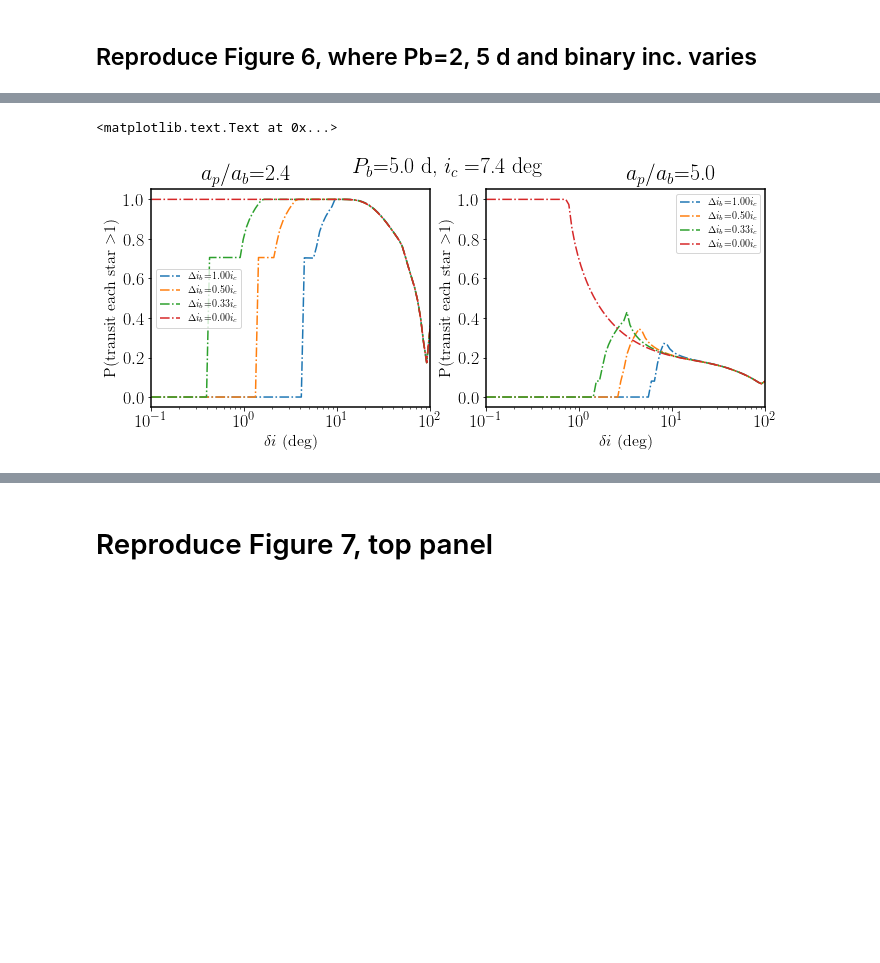
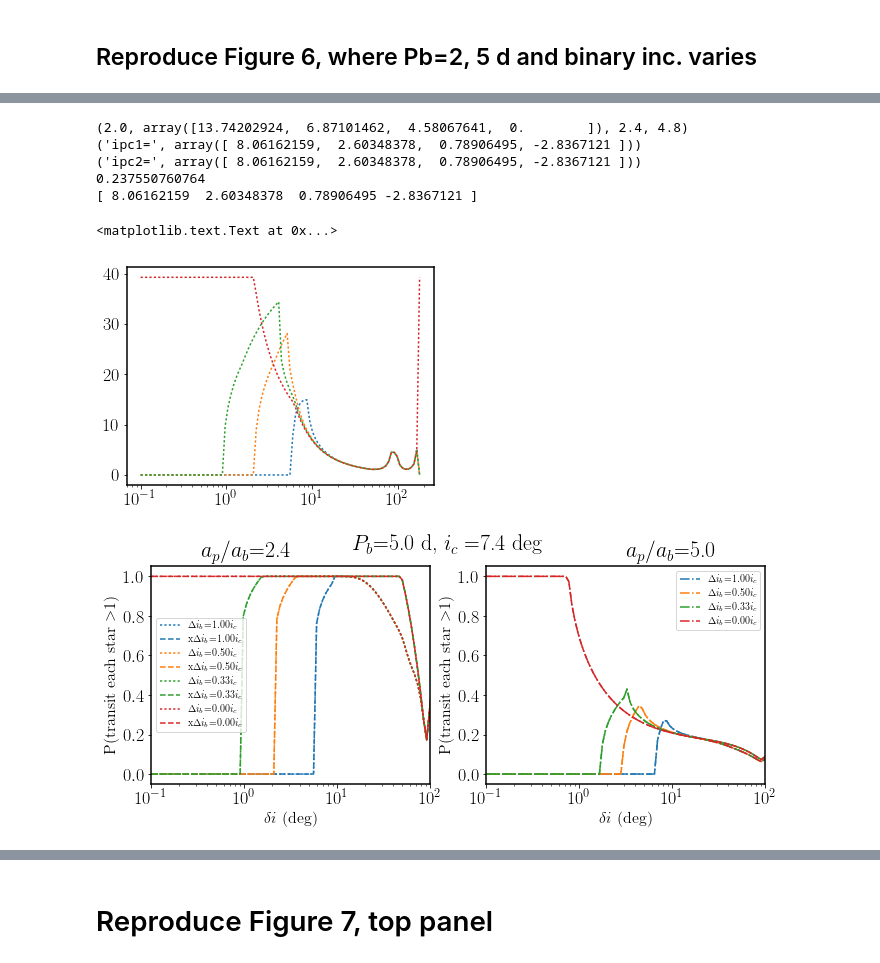
Before and after one commit to savvytruffle/pop-secret, a Jupyter notebook: cbp_paper_plots_Qgeo.ipynb, the cells around one changed output, grey strips where cells are left out. Cells and saved outputs as stored; diff of their text form; code cells hidden in the pictures; blank space fills up the shorter version.

```diff
--- a/cbp_paper_plots_Qgeo.ipynb
+++ b/cbp_paper_plots_Qgeo.ipynb
@@ -258,8 +288,8 @@ for zz in range(len(ap)):
         Omegadot = get_Omegadot(Tprec)
         del_Omega_prec = get_del_Omega_prec(Omegadot, Tobs)
 
-        del_Omega1 = get_del_Omega1(Delta_Omega1, del_Omega_prec, ab1, ap[zz], ftwo1)
-        del_Omega2 = get_del_Omega1(Delta_Omega2, del_Omega_prec, ab2, ap[zz], ftwo2)
+        del_Omega1 = get_del_Omega1(Delta_Omega1, del_Omega_prec, ab1, ap[zz], fone1, ftwo1)
+        del_Omega2 = get_del_Omega1(Delta_Omega2, del_Omega_prec, ab2, ap[zz], fone2, ftwo2)
 
         vp = get_vel(Pp[zz], ap[zz])
         v1 = get_vel(Pb, ab1)
@@ -351,8 +364,8 @@ for zz in range(len(ap)):
         Omegadot = get_Omegadot(Tprec)
         del_Omega_prec = get_del_Omega_prec(Omegadot, Tobs)
 
-        del_Omega1 = get_del_Omega1(Delta_Omega1, del_Omega_prec, ab1, ap[zz], ftwo1)
-        del_Omega2 = get_del_Omega1(Delta_Omega2, del_Omega_prec, ab2, ap[zz], ftwo2)
+        del_Omega1 = get_del_Omega1(Delta_Omega1, del_Omega_prec, ab1, ap[zz], fone1, ftwo1)
+        del_Omega2 = get_del_Omega1(Delta_Omega2, del_Omega_prec, ab2, ap[zz], fone2, ftwo2)
 
         vp = get_vel(Pp[zz], ap[zz])
         v1 = get_vel(Pb, ab1)
@@ -434,8 +447,8 @@ for kk in range(len(d_ib)):
             Tprec = get_Tprec(Pp[zz], m1, m2, ap[zz], ab, mutual_inclinations[ii])
             Omegadot = get_Omegadot(Tprec)
             del_Omega_prec = get_del_Omega_prec(Omegadot, Tobs)
-            del_Omega1 = get_del_Omega1(Delta_Omega1, del_Omega_prec, ab1, ap[zz], ftwo1)
-            del_Omega2 = get_del_Omega1(Delta_Omega2, del_Omega_prec, ab2, ap[zz], ftwo2)
+            del_Omega1 = get_del_Omega1(Delta_Omega1, del_Omega_prec, ab1, ap[zz], fone1, ftwo1)
+            del_Omega2 = get_del_Omega1(Delta_Omega2, del_Omega_prec, ab2, ap[zz], fone2, ftwo2)
 
             vp = get_vel(Pp[zz], ap[zz])
             v1 = get_vel(Pb, ab1)
@@ -496,3 +509,15 @@ ic=13.7420164504
+# %%
+print(Pb, d_ib*180/np.pi, ap[0]/ab, ap[0]/ab1)
+print("ipc1=",(get_ipc1(d_ib[:], ab1, r1, ap[0]) * 180/np.pi))
+print("ipc2=",(get_ipc1(d_ib[:], ab2, r2, ap[0]) * 180/np.pi))
+print(r1*r2au/ab1)
+print((abs(d_ib[:]) - np.arcsin((ab1*np.sin(d_ib[:])+r1*r2au)/ap[0]))*180/np.pi)
+# %% [output]
+(2.0, array([13.74202924,  6.87101462,  4.58067641,  0.        ]), 2.4, 4.8)
+('ipc1=', array([ 8.06162159,  2.60348378,  0.78906495, -2.8367121 ]))
+('ipc2=', array([ 8.06162159,  2.60348378,  0.78906495, -2.8367121 ]))
+0.237550760764
+[ 8.06162159  2.60348378  0.78906495 -2.8367121 ]
 # %%
 ## want a plot of Ptran_binary vs. mutual_inc, for different ap/ab = 2.4, 5, 10
 Pb = 5.
@@ -507,7 +532,11 @@ Tobs = 365*1.
 Pp = get_P(ap, m1+m2)
 Ptran = np.zeros((len(d_ib), len(Pp), len(mutual_inclinations)))
 Ntran = np.zeros(Ptran.shape)
-
+Pcross1 = np.zeros(Ptran.shape)
+Pcross2 = np.zeros(Ptran.shape)
+Pstar1 = np.zeros(Ptran.shape)
+Pstar2 = np.zeros(Ptran.shape)
+del_Omegas = np.zeros(Ptran.shape)
 for kk in range(len(d_ib)):
     for zz in range(len(ap)):
         for ii in range(len(mutual_inclinations)):
@@ -520,11 +549,15 @@ for kk in range(len(d_ib)):
             Delta_Omega2 = get_Delta_Omega1(ab2, ap[zz], fone2, ftwo2)
 
             Tprec = get_Tprec(Pp[zz], m1, m2, ap[zz], ab, mutual_inclinations[ii])
+            Tprec2 = get_Tprec2(Pp[zz], Pb, m1, m2, mutual_inclinations[ii])
+#             if abs(Tprec-Tprec2)>1e-4:
+#                 print(Tprec, Tprec2, Pp[zz], Pb, mutual_inclinations[ii]*180/np.pi)
             Omegadot = get_Omegadot(Tprec)
             del_Omega_prec = get_del_Omega_prec(Omegadot, Tobs)
-            del_Omega1 = get_del_Omega1(Delta_Omega1, del_Omega_prec, ab1, ap[zz], ftwo1)
-            del_Omega2 = get_del_Omega1(Delta_Omega2, del_Omega_prec, ab2, ap[zz], ftwo2)
+            del_Omega1 = get_del_Omega1(Delta_Omega1, del_Omega_prec, ab1, ap[zz], fone1, ftwo1)
+            del_Omega2 = get_del_Omega1(Delta_Omega2, del_Omega_prec, ab2, ap[zz], fone2, ftwo2)
 
+            del_Omegas[kk,zz,ii] = del_Omega1
             vp = get_vel(Pp[zz], ap[zz])
             v1 = get_vel(Pb, ab1)
             v2 = get_vel(Pb, ab2)
@@ -536,11 +569,14 @@ for kk in range(len(d_ib)):
 
             n1 = get_n1(Tobs, Pp[zz], Delta_Omega1, del_Omega_prec, Omegadot, ab1, ap[zz], ftwo1)
             n2 = get_n1(Tobs, Pp[zz], Delta_Omega2, del_Omega_prec, Omegadot, ab2, ap[zz], ftwo2)
-            Pstar1 = get_Pstar1(dl_same1, dl_opp1, ab1)
-            Pstar2 = get_Pstar1(dl_same2, dl_opp2, ab2)
-            Pcross1 = get_Pcross1(del_Omega1)
-            Pcross2 = get_Pcross1(del_Omega2)
-            Ptran[kk, zz, ii] = get_Ptran_binary(Pcross1, Pcross2, Pstar1, Pstar2, n1, n2)
+            Pstar1[kk,zz,ii] = get_Pstar1(dl_same1, dl_opp1, ab1)
+            Pstar2[kk,zz,ii] = get_Pstar1(dl_same2, dl_opp2, ab2)
+            Pcross1[kk,zz,ii] = get_Pcross1(del_Omega1)
+            Pcross2[kk,zz,ii] = get_Pcross1(del_Omega2)
+            Ptran[kk, zz, ii] = get_Ptran_binary(Pcross1[kk,zz,ii], Pcross2[kk,zz,ii],
+                                                 Pstar1[kk,zz,ii], Pstar2[kk,zz,ii], n1, n2)
+            Ntran[kk, zz, ii] = get_Ntransit_avg(Pcross1[kk,zz,ii], Pcross2[kk,zz,ii],
+                                                 Pstar1[kk,zz,ii], Pstar2[kk,zz,ii], n1, n2)
             ipc1 = get_ipc1(d_ib[kk], ab1, r1, ap[zz])
             ipc2 = get_ipc1(d_ib[kk], ab2, r2, ap[zz])
 #             if zz==0 and ii%4==0:
@@ -548,35 +584,47 @@ for kk in range(len(d_ib)):
 #                     mutual_inclinations[ii]*180/np.pi, d_ib[kk]*180/np.pi, ipc1*180/np.pi, ipc2*180/np.pi, Tprec, Omegadot,
 #                     float(del_Omega1)*180/np.pi, float(del_Omega2)*180/np.pi,float(n1), float(n2),
 #                     float(Pstar1), float(Pstar2), float(Pcross1), float(Pcross2)))
-
-            Ptran[kk, zz, ii] = get_Ptran_winc(Ptran[kk,zz,ii], mutual_inclinations[ii], ipc1, ipc2)
+#            Ptran[kk, zz, ii] = get_Ptran_winc(Ptran[kk,zz,ii], mutual_inclinations[ii], ipc1, ipc2)
 
 
+zz=0
+plt.figure(figsize=(5.5, 4))
+for kk in range(len(d_ib)):
+    plt.plot(mutual_inclinations*180/np.pi, Ntran[kk, zz,:], ':', color='C{}'.format(kk),
+            label="$\Delta i_b$={:.2f}$i_c$".format(d_ib[kk]/i_c))
+plt.xscale('log')
+
 plt.figure(figsize=(11,4))
-zz=0
 plt.subplot(121)
 for kk in range(len(d_ib)):
-    plt.plot(mutual_inclinations*180/np.pi, Ptran[kk, zz,:], '-.',
+    plt.plot(mutual_inclinations*180/np.pi, Ptran[kk, zz,:], ':', color='C{}'.format(kk),
             label="$\Delta i_b$={:.2f}$i_c$".format(d_ib[kk]/i_c))
+    plt.plot(mutual_inclinations*180/np.pi, Pcross1[kk, zz,:], '--', color='C{}'.format(kk),
+            label="x$\Delta i_b$={:.2f}$i_c$".format(d_ib[kk]/i_c))
+#     plt.plot(mutual_inclinations*180/np.pi, Pstar1[kk, zz,:], 'x', color='C{}'.format(kk),
+#             label="x$\Delta i_b$={:.2f}$i_c$".format(d_ib[kk]/i_c))
 plt.xlabel('$\delta i$ (deg)')
 plt.title('$a_p/a_b$={:.1f}'.format(ap[zz]/ab), ha='right')
 plt.xscale('log')
 plt.ylabel('P(transit each star $>$1)')
 plt.legend()
 plt.xlim(0, 100)
 
 plt.subplot(122)
 zz=1
 for kk in range(len(d_ib)):
     plt.plot(mutual_inclinations*180/np.pi, Ptran[kk, zz,:], '-.',
             label="$\Delta i_b$={:.2f}$i_c$".format(d_ib[kk]/i_c))
+    plt.plot(mutual_inclinations*180/np.pi, Pcross1[kk,zz,:], '--', color='C{}'.format(kk),
+            )
 plt.xlabel('$\delta i$ (deg)')
 plt.xscale('log')
 plt.ylabel('P(transit each star $>$1)')
 plt.title('$a_p/a_b$={:.1f}'.format(ap[zz]/ab), ha='left')
 plt.legend()
 plt.xlim(0, 100)
 plt.suptitle('$P_b$={:.1f} d, $i_c=${:.1f} deg'.format(Pb, i_c*180/np.pi))
 # %% [output]
 <matplotlib.text.Text at 0x...>
-[figure, old version]
+[figure, new version]
+[figure, added]
```
Also changed, not shown: parts of 15 cells of this notebook.
